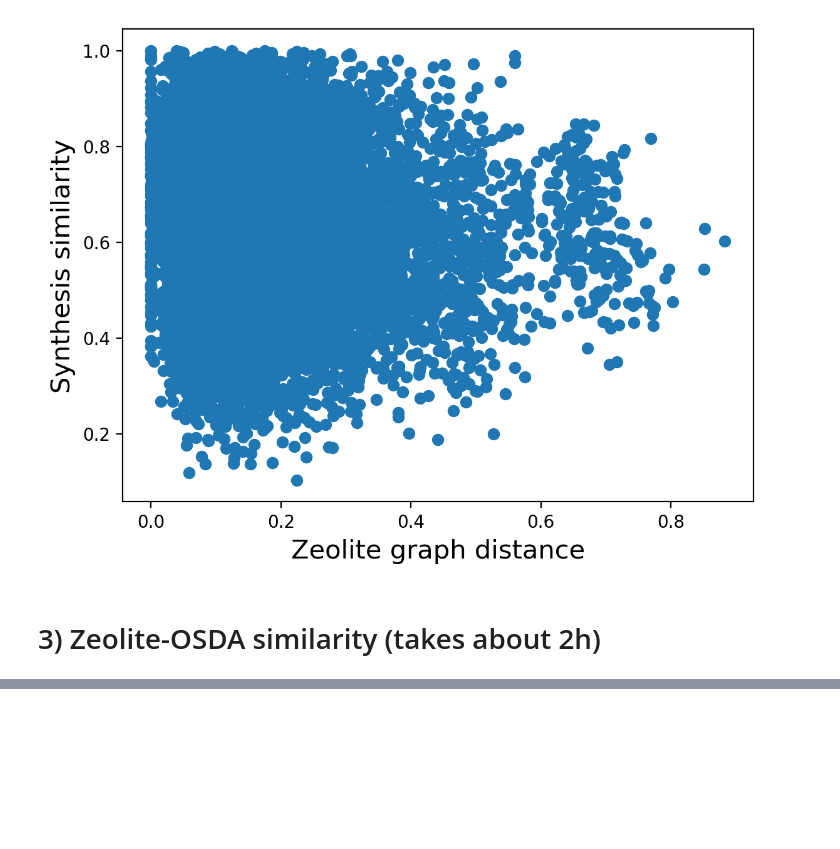
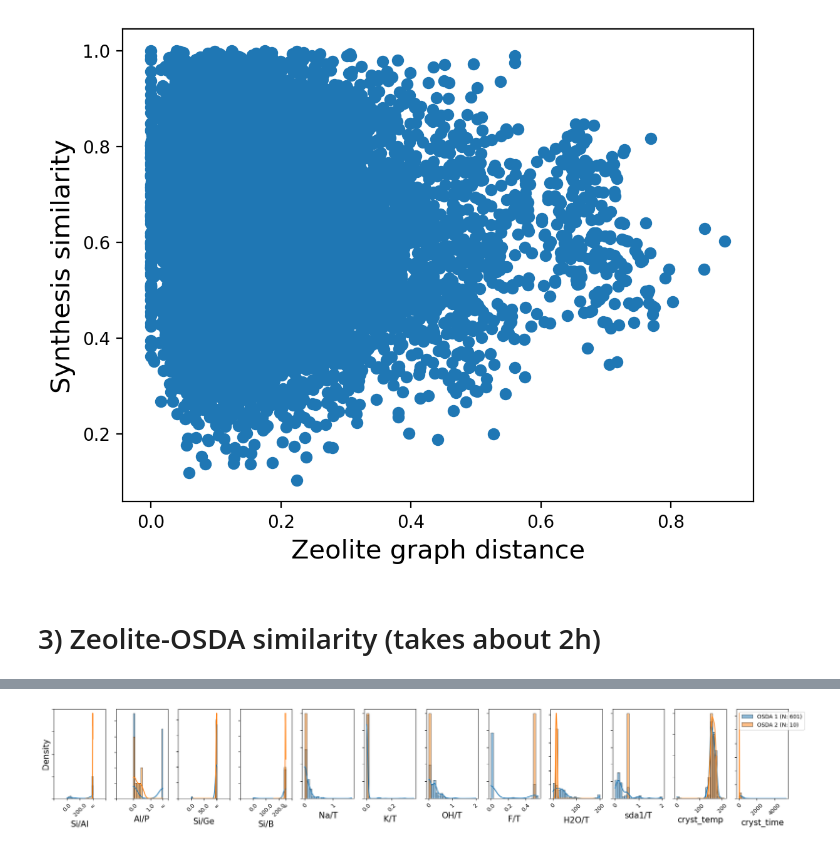
Before and after one commit to eltonpan/zeosyn_gen, a Jupyter notebook: data/augmentation.ipynb, the cells around one changed output, grey strips where cells are left out. Saved outputs shown, nothing was run; the diff lists cells and outputs as text; code cells hidden in the pictures; blank space fills up the shorter version.

```diff
--- a/data/augmentation.ipynb
+++ b/data/augmentation.ipynb
@@ -327,0 +311,19 @@ plt.show()
+# %%
+cols = dataset.ratio_names+dataset.cond_names
+
+df_true = df[df['zeo'] == 'MTW'][cols] # Look at MTW
+
+# Load GPT-4 generation
+from gpt4_generated_dict import generated_dict
+
+generated_dict_parsed = {}
+for key, item in generated_dict.items():
+    generated_dict_parsed[key] = {}
+    for k, v in item.items():
+        generated_dict_parsed[key][k] = float(v)
+generated_dict_parsed_pooled = {}
+for ratio in generated_dict_parsed[0].keys():
+    ratio_list = [generated_dict_parsed[i][ratio] for i in range(len(generated_dict_parsed))]
+    generated_dict_parsed_pooled[ratio] = ratio_list
+df_gen = pd.DataFrame(generated_dict_parsed_pooled)
+df_gen # GPT-4 generated MTW
@@ -327,0 +342,4 @@ plt.show()
+# %%
+compare_gel_conds(df_true, df_gen, kde=True, common_norm=True)
+# %% [output]
+[figure, added]
```
Also changed, not shown: parts of 3 cells of this notebook, 3 other files.
